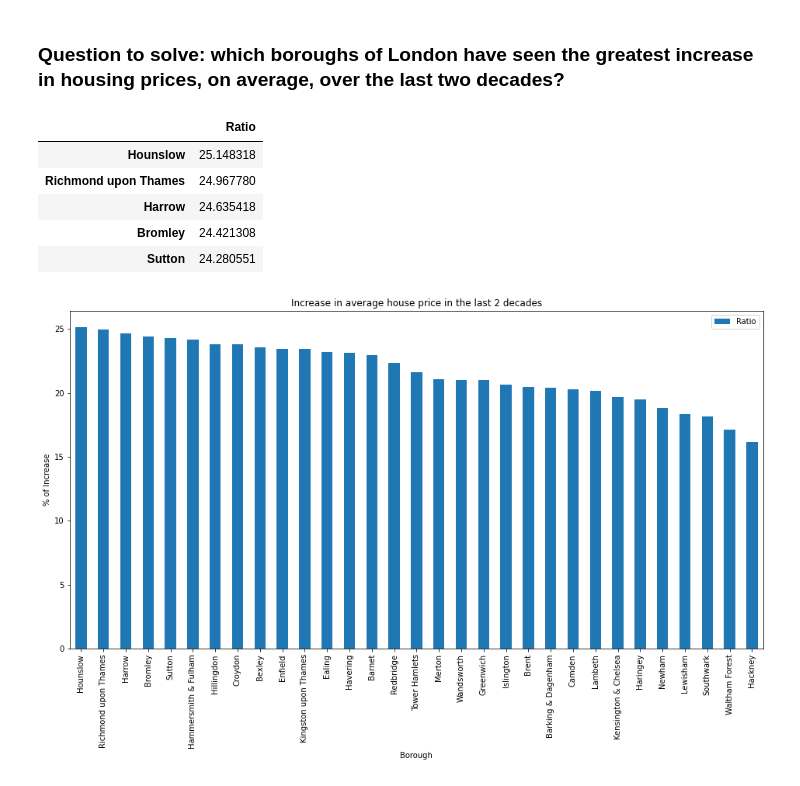
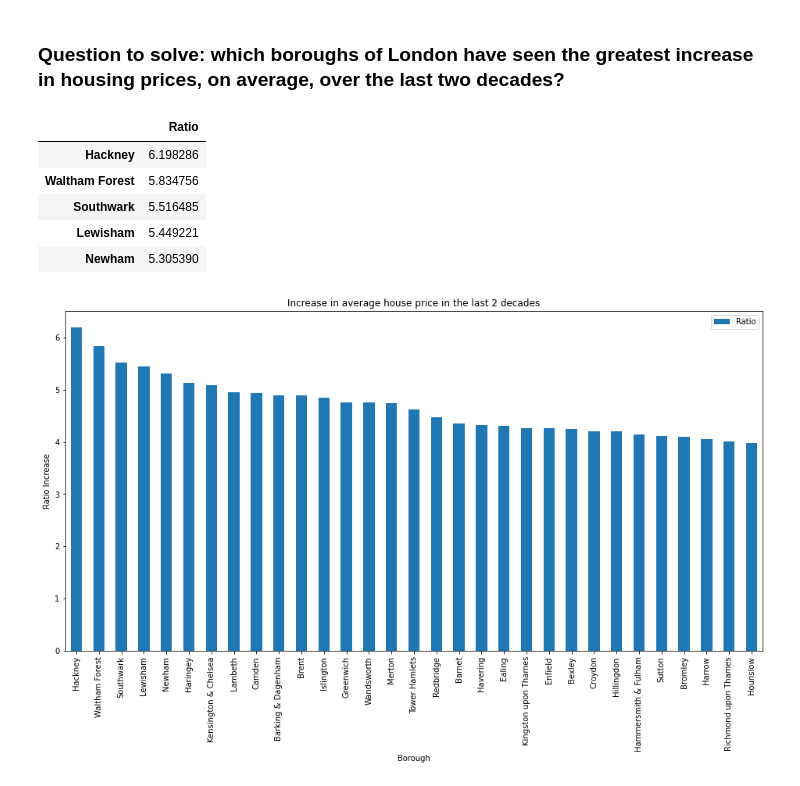
Before and after one commit to jduran3/Springboard, a Jupyter notebook: Unit 4 Challenge - Tier 3.ipynb, the cells around one changed output. Drawn from its saved outputs; the diff is of its cells as text; code cells hidden in the pictures.

Commit message:
Fixing_ratio

```diff
--- a/Unit 4 Challenge - Tier 3.ipynb
+++ b/Unit 4 Challenge - Tier 3.ipynb
@@ -335,7 +335,8 @@ Bear in mind: you don't have to write a function like this if you don't want to.
 # %%
 def create_price_ratio(borough):
     avg_price_per_year = properties_32_tall[properties_32_tall['Borough'] == borough].groupby('year').mean()
-    ratio = (avg_price_per_year.loc[1998,:] * 100) / avg_price_per_year.loc[2018,:]
+    #ratio = (avg_price_per_year.loc[2018,:] * 100) / avg_price_per_year.loc[1998,:]
+    ratio = avg_price_per_year.loc[2018,:] / avg_price_per_year.loc[1998,:]
     return ratio
 # %%
 # Iterate thru dataframe using function to get ratio and store in dictionary
@@ -382,17 +383,17 @@ We hope you enjoyed this practical project. It should have consolidated your dat
 df_ratios_sorted.head()
 # %% [output]
 |  | Ratio |
-| Hounslow | 25.148318 |
-| Richmond upon Thames | 24.967780 |
-| Harrow | 24.635418 |
-| Bromley | 24.421308 |
-| Sutton | 24.280551 |
+| Hackney | 6.198286 |
+| Waltham Forest | 5.834756 |
+| Southwark | 5.516485 |
+| Lewisham | 5.449221 |
+| Newham | 5.305390 |
 # %%
 # Plotting bar chart for ratios
 df_ratios_sorted.plot(kind='bar', figsize=(16,8))
 plt.title('Increase in average house price in the last 2 decades')
-plt.ylabel('% of Increase')
+plt.ylabel('Ratio Increase')
 plt.xlabel('Borough')
 plt.show()
 # %% [output]
-[figure, old version]
+[figure, new version]
```
Also changed, not shown: parts of 1 cell of this notebook.
